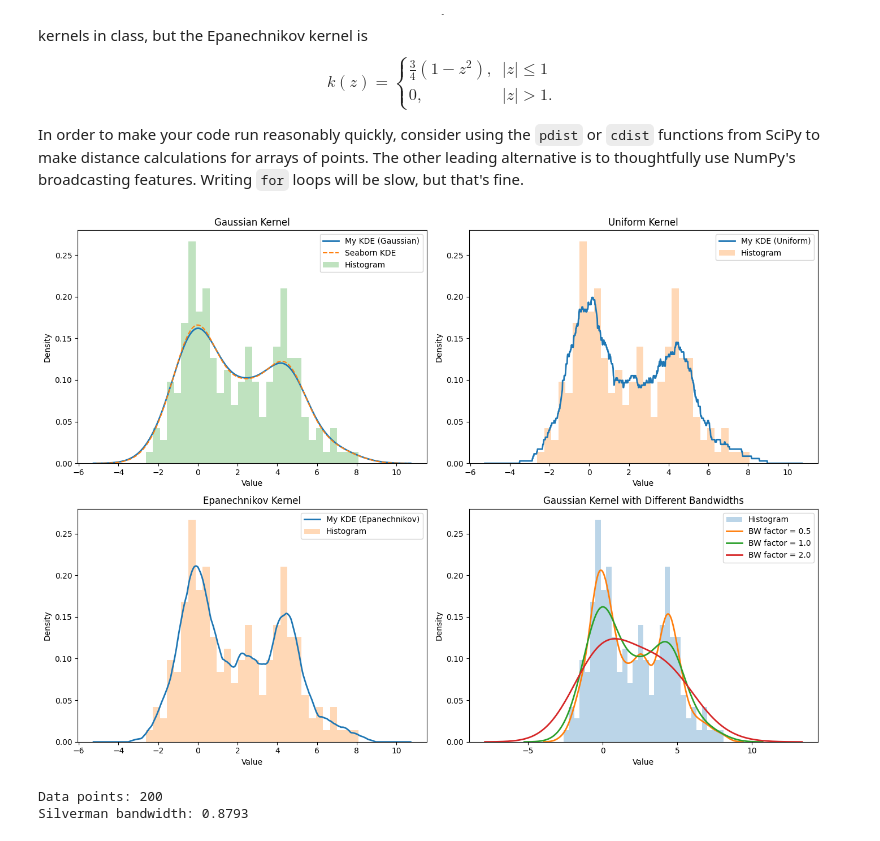
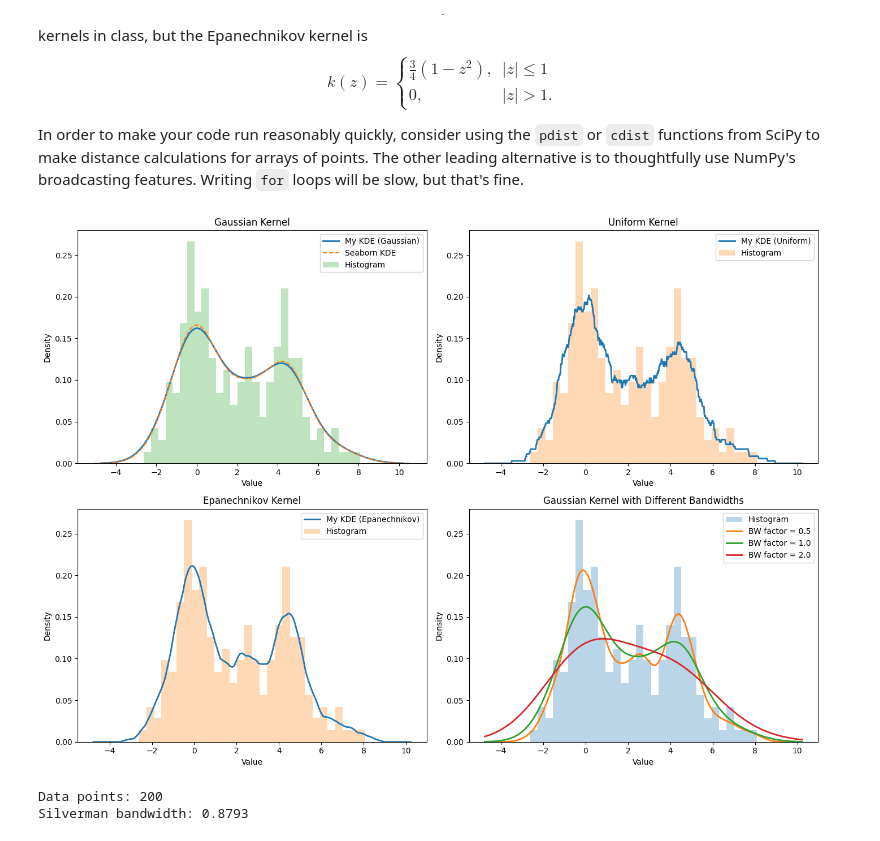
Before and after one commit to allyoshea/KNN, a Jupyter notebook: assignment/assignment.ipynb, the cells around one changed output. Saved outputs shown, nothing was run; the diff lists cells and outputs as text; code cells hidden in the pictures.

```diff
--- a/assignment/assignment.ipynb
+++ b/assignment/assignment.ipynb
@@ -550,20 +550,21 @@ import seaborn as sns
 
 def my_kde(data, kernel='gaussian', bandwidth=None, grid_points=1000):
     """
-    Create a kernel density estimate plot.
+    Creates a kernel density plot
 
     Parameters:
     - data: Pandas Series or NumPy array of data points
     - kernel: 'gaussian', 'uniform', or 'epanechnikov' (default: 'gaussian')
-    - bandwidth: bandwidth parameter (default: Silverman's rule)
+    - bandwidth: bandwidth parameter (default: Silverman's rule) BUT alternative allowed to be specified
     - grid_points: number of points to evaluate KDE (default: 1000)
+    - You can use Matplotlib or Seaborn's .lineplot, but not an existing function that creates kernel density plots.
 
     Returns:
     - x_grid: array of x values
-    - density: array of density estimates
+    - density: array of density estimates and the KDE plot, allows us to build this KDE plot by knowing all the data given
     """
 
-    # Convert to numpy array if Pandas Series
+    # Convert to numpy array if it is a pandas series entered by the user
     if isinstance(data, pd.Series):
         data = data.values
 
@@ -582,7 +583,7 @@ def my_kde(data, kernel='gaussian', bandwidth=None, grid_points=1000):
         return (1 / np.sqrt(2 * np.pi)) * np.exp(-z**2 / 2)
 
     def uniform_kernel(z):
-        """Uniform/bump kernel: k(z) = 1/2 if |z| <= 1, else 0"""
+        """Uniform kernel: k(z) = 1/2 if |z| <= 1, else 0"""
         return np.where(np.abs(z) <= 1, 0.5, 0)
 
     def epanechnikov_kernel(z):
@@ -599,9 +600,10 @@ def my_kde(data, kernel='gaussian', bandwidth=None, grid_points=1000):
     else:
         raise ValueError("Kernel must be 'gaussian', 'uniform', or 'epanechnikov'")
 
-    # Create grid of x values to evaluate density
-    x_min = data.min() - 3 * bandwidth
-    x_max = data.max() + 3 * bandwidth
+    # extends range so data doesn;t get cut off/crammed on the graph
+    data_range = data.max() - data.min()
+    x_min = data.min() - 0.2 * data_range
+    x_max = data.max() + 0.2 * data_range
     x_grid = np.linspace(x_min, x_max, grid_points)
 
     # Calculate density at each grid point using broadcasting
@@ -616,7 +618,7 @@ def my_kde(data, kernel='gaussian', bandwidth=None, grid_points=1000):
 
 
 # Test the function with a dataset
-# Load some data from class (using a simple example here)
+# Load data from class
 np.random.seed(42)
 data = np.concatenate([np.random.normal(0, 1, 100),
                        np.random.normal(4, 1.5, 100)])
@@ -643,33 +645,33 @@ axes[0, 1].legend()
 axes[0, 1].set_xlabel('Value')
 axes[0, 1].set_ylabel('Density')
 
 # Epanechnikov kernel
 x_grid, density = my_kde(data, kernel='epanechnikov')
 axes[1, 0].plot(x_grid, density, label='My KDE (Epanechnikov)', linewidth=2)
 axes[1, 0].hist(data, bins=30, density=True, alpha=0.3, label='Histogram')
 axes[1, 0].set_title('Epanechnikov Kernel')
 axes[1, 0].legend()
 axes[1, 0].set_xlabel('Value')
 axes[1, 0].set_ylabel('Density')
 
 # Different bandwidths with Gaussian
 axes[1, 1].hist(data, bins=30, density=True, alpha=0.3, label='Histogram')
 for bw_factor in [0.5, 1.0, 2.0]:
     sigma = np.std(data, ddof=1)
     bw = 1.06 * sigma * len(data)**(-1/5) * bw_factor
     x_grid, density = my_kde(data, kernel='gaussian', bandwidth=bw)
     axes[1, 1].plot(x_grid, density, label=f'BW factor = {bw_factor}', linewidth=2)
 axes[1, 1].set_title('Gaussian Kernel with Different Bandwidths')
 axes[1, 1].legend()
 axes[1, 1].set_xlabel('Value')
 axes[1, 1].set_ylabel('Density')
 
 plt.tight_layout()
 plt.show()
 
 print(f"Data points: {len(data)}")
 print(f"Silverman bandwidth: {1.06 * np.std(data, ddof=1) * len(data)**(-1/5):.4f}")
 # %% [output]
-[figure, old version]
+[figure, new version]
 Data points: 200
 Silverman bandwidth: 0.8793
```
